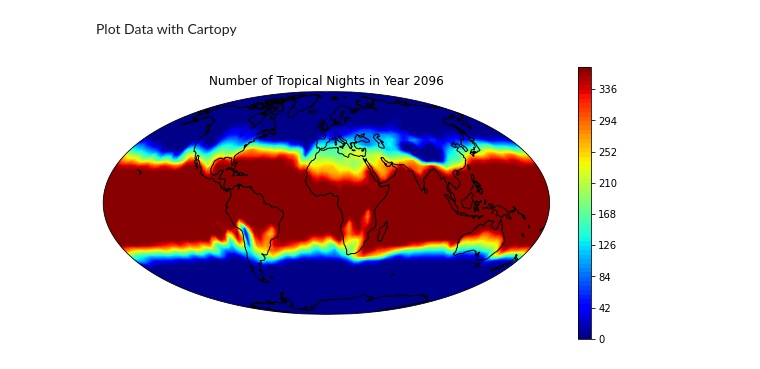
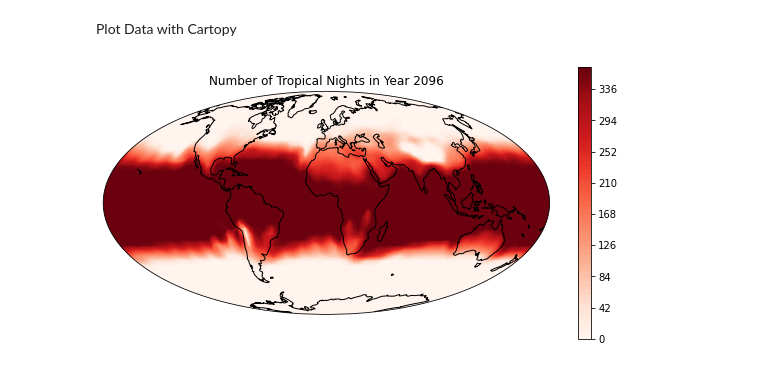
Before and after one commit to IS-ENES-Data/Climate-data-analysis-service, a Jupyter notebook: Tropical+Nights.ipynb, the cells around one changed output. Drawn from its saved outputs; the diff is of its cells as text; code cells hidden in the pictures.

```diff
--- a/Tropical+Nights.ipynb
+++ b/Tropical+Nights.ipynb
@@ -33,27 +36,23 @@ ds_tasmin_year_count, lon = add_cyclic_point(ds_tasmin_year_count, lon)
 # %% [markdown]
 Plot Data with Cartopy
 # %%
-import matplotlib.pyplot as plt
-import cartopy.crs as ccrs
-from cartopy.util import add_cyclic_point
-
 def main():
     fig = plt.figure(figsize=(10, 5))
     ax = fig.add_subplot(1, 1, 1, projection=ccrs.Mollweide())
 
     plt.contourf(lon, lat, ds_tasmin_year_count, 60,
                 transform=ccrs.PlateCarree(),
-                cmap='jet')
+                cmap='Reds')
     ax.coastlines()
     ax.set_global()
 
     # Add a color bar
     plt.colorbar(ax=ax)
     plt.title('Number of Tropical Nights in Year ' +year)
     plt.show()
 
 
 if __name__ == '__main__':
     main()
 # %% [output]
-[figure, old version]
+[figure, new version]
```
Also changed, not shown: parts of 3 cells of this notebook, 1 other file.
